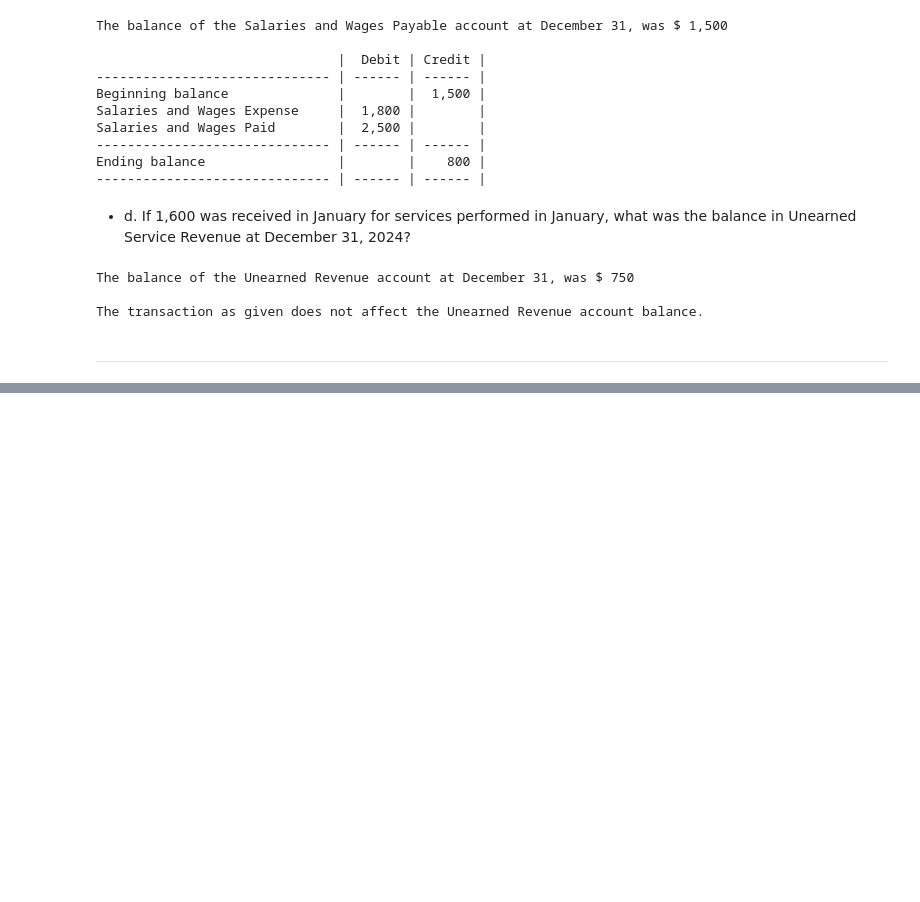
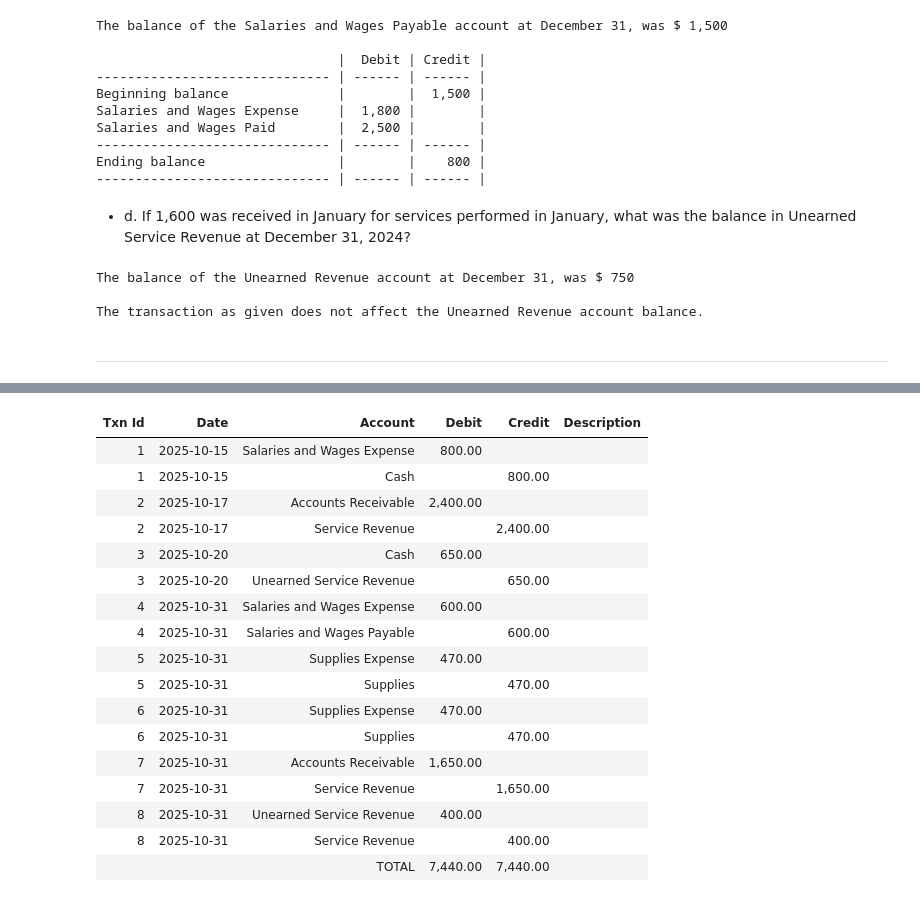
Before and after one commit to ekmartinez/Accounting, a Jupyter notebook: 01_The_Accounting_Information_System/01_The_Accounting_Information_System_Exercises.ipynb, the cells around one changed output, grey strips where cells are left out. Drawn from its saved outputs; the diff is of its cells as text; code cells hidden in the pictures; blank space fills up the shorter version.

```diff
--- a/01_The_Accounting_Information_System/01_The_Accounting_Information_System_Exercises.ipynb
+++ b/01_The_Accounting_Information_System/01_The_Accounting_Information_System_Exercises.ipynb
@@ -871,0 +976,70 @@ The transaction as given does not affect the Unearned Revenue account balance.
+# %%
+urdu = Ledger()
+urdu.reset()
+
+urdu.add_entry(
+    [
+        {"date": "2025-10-15", "account": "Salaries and Wages Expense", "debit": 800, "credit": 0},
+        {"date": "2025-10-15", "account": "Cash", "debit": 0, "credit": 800},
+    ],
+    description="",
+)
+
+urdu.add_entry(
+    [
+        {"date": "2025-10-17", "account": "Accounts Receivable", "debit": 2400, "credit": 0},
+        {"date": "2025-10-17", "account": "Service Revenue", "debit": 0, "credit": 2400},
+    ],
+    description="",
+)
+
+urdu.add_entry(
+    [
+        {"date": "2025-10-20", "account": "Cash", "debit": 650, "credit": 0},
+        {"date": "2025-10-20", "account": "Unearned Service Revenue", "debit": 0, "credit": 650},
+    ],
+    description="",
+)
+
+urdu.add_entry(
+    [
+        {"date": "2025-10-31", "account": "Salaries and Wages Expense", "debit": 600, "credit": 0},
+        {"date": "2025-10-31", "account": "Salaries and Wages Payable", "debit": 0, "credit": 600},
+    ],
+    description="",
+)
+
+urdu.add_entry(
+    [
+        {"date": "2025-10-31", "account": "Supplies Expense", "debit": 470, "credit": 0},
+        {"date": "2025-10-31", "account": "Supplies", "debit": 0, "credit": 470},
+    ],
+    description="",
+)
+
+urdu.add_entry(
+    [
+        {"date": "2025-10-31", "account": "Supplies Expense", "debit": 470, "credit": 0},
+        {"date": "2025-10-31", "account": "Supplies", "debit": 0, "credit": 470},
+    ],
+    description="",
+)
+
+urdu.add_entry(
+    [
+        {"date": "2025-10-31", "account": "Accounts Receivable", "debit": 1650, "credit": 0},
+        {"date": "2025-10-31", "account": "Service Revenue", "debit": 0, "credit": 1650},
+    ],
+    description="",
+)
+
+urdu.add_entry(
+    [
+        {"date": "2025-10-31", "account": "Unearned Service Revenue", "debit": 400, "credit": 0},
+        {"date": "2025-10-31", "account": "Service Revenue", "debit": 0, "credit": 400},
+    ],
+    description="",
+)
+
+display(HTML(format_ledger_table(urdu).to_html(index=False)))
+# %% [output]
@@ -871,0 +1055,18 @@ The transaction as given does not affect the Unearned Revenue account balance.
+| Txn Id | Date | Account | Debit | Credit | Description |
+| 1 | 2025-10-15 | Salaries and Wages Expense | 800.00 |  |  |
+| 1 | 2025-10-15 | Cash |  | 800.00 |  |
+| 2 | 2025-10-17 | Accounts Receivable | 2,400.00 |  |  |
+| 2 | 2025-10-17 | Service Revenue |  | 2,400.00 |  |
+| 3 | 2025-10-20 | Cash | 650.00 |  |  |
+| 3 | 2025-10-20 | Unearned Service Revenue |  | 650.00 |  |
+| 4 | 2025-10-31 | Salaries and Wages Expense | 600.00 |  |  |
+| 4 | 2025-10-31 | Salaries and Wages Payable |  | 600.00 |  |
+| 5 | 2025-10-31 | Supplies Expense | 470.00 |  |  |
+| 5 | 2025-10-31 | Supplies |  | 470.00 |  |
+| 6 | 2025-10-31 | Supplies Expense | 470.00 |  |  |
+| 6 | 2025-10-31 | Supplies |  | 470.00 |  |
+| 7 | 2025-10-31 | Accounts Receivable | 1,650.00 |  |  |
+| 7 | 2025-10-31 | Service Revenue |  | 1,650.00 |  |
+| 8 | 2025-10-31 | Unearned Service Revenue | 400.00 |  |  |
+| 8 | 2025-10-31 | Service Revenue |  | 400.00 |  |
+|  |  | TOTAL | 7,440.00 | 7,440.00 |  |
```
Also changed, not shown: parts of 14 cells of this notebook.
